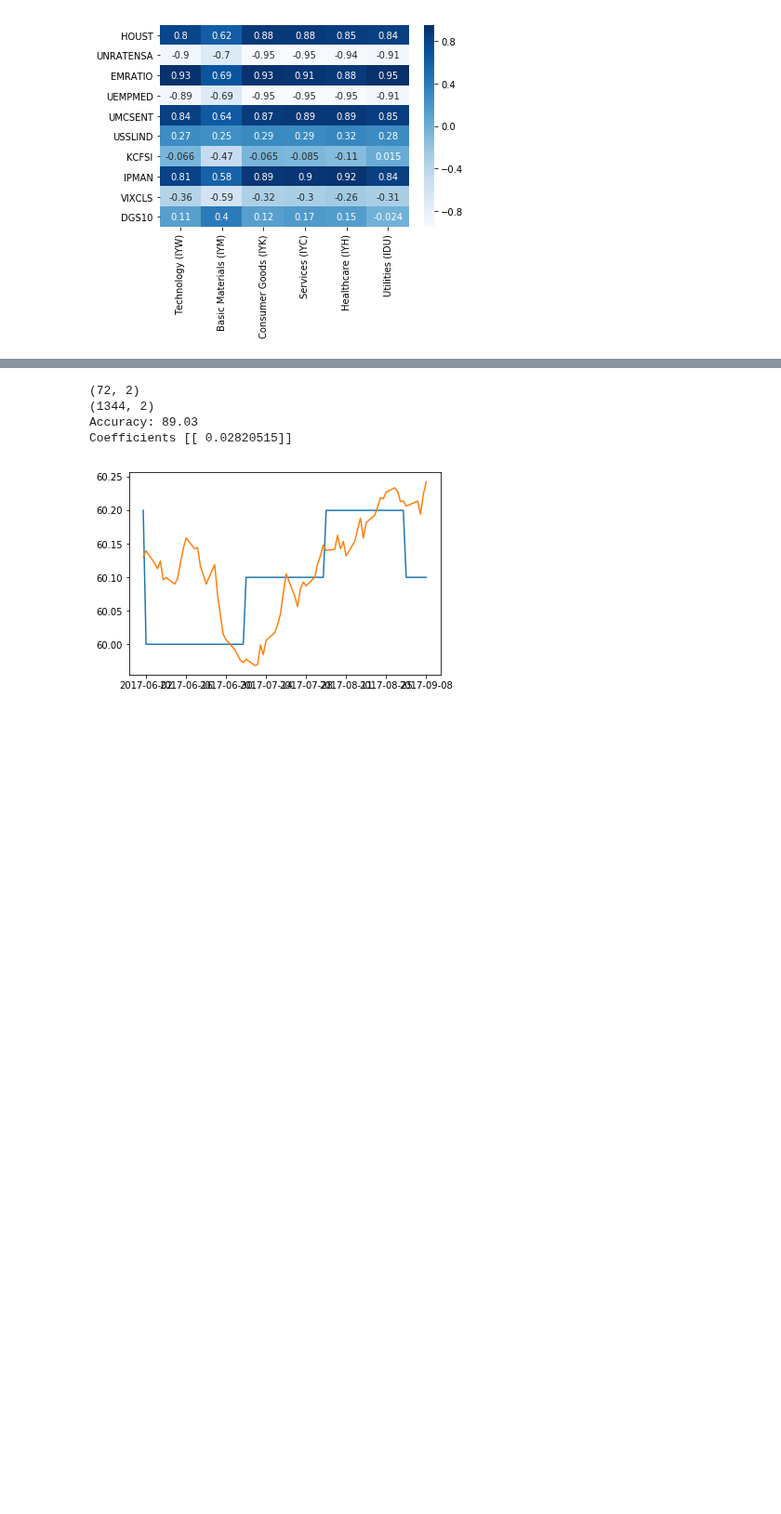
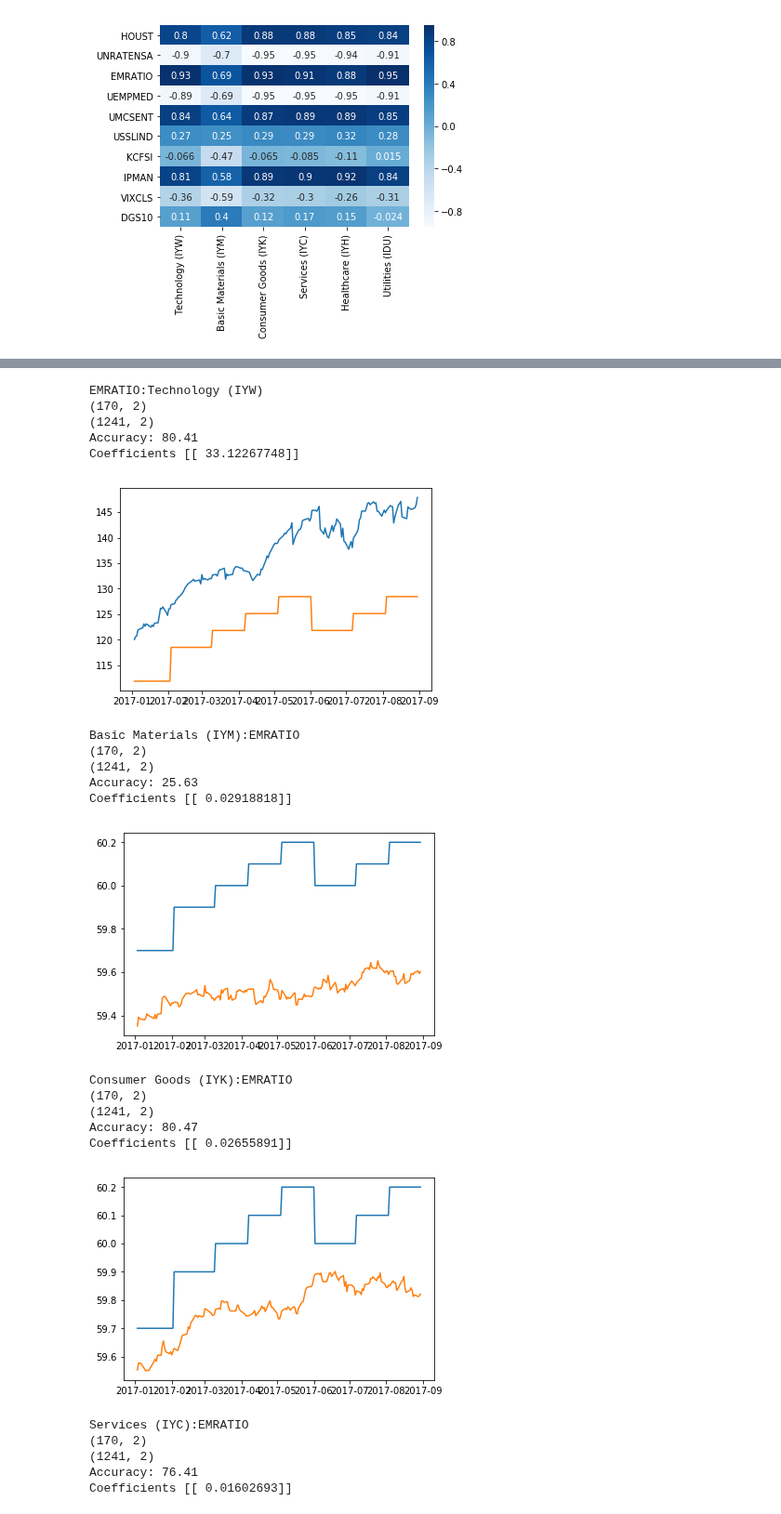
Before and after one commit to kimrharper/data_science_nltk, a Jupyter notebook: stock/stock_predict_final.ipynb, the cells around one changed output, grey strips where cells are left out. Shown at 93% size. Saved outputs shown, nothing was run; the diff lists cells and outputs as text; code cells hidden in the pictures; blank space fills up the shorter version.

Commit message:
fixed return on function

```diff
--- a/stock/stock_predict_final.ipynb
+++ b/stock/stock_predict_final.ipynb
@@ -97,9 +118,8 @@ def linreg_analysis(sec, ind, trainstart, trainstop, teststart,teststop):
     test_data = sec_indic[teststart:teststop][collist]
     test_data.columns = xylist
 
-    #Prints the Shape of a DataFrames after droping
-    print(test_data.shape)
-    print(train_data.shape)
+    #Prints the title of the DataFrame
+    print("{}:{}".format(sec,ind))
 
     #Creation of Linear Model Object
     lm = LinearRegression()
@@ -124,16 +144,46 @@ def linreg_analysis(sec, ind, trainstart, trainstop, teststart,teststop):
     #Estimated prediction of y_test values based on trained model
     test_data['y_predict'] = lm.predict(x_test)
 
-    #graphs test data and predicted data
+    #graphs test data compared to predicted data
     lines = ['y', 'y_predict']
 
     plt.plot(test_data[lines])
     plt.show()
+
+    return y_predict.tolist()
-# %%
-linreg_analysis('Utilities (IDU)','EMRATIO','2010','2017-05-29','2017-06-01','2018-12-30')
-# %% [output]
-(72, 2)
-(1344, 2)
-Accuracy: 89.03
-Coefficients [[ 0.02820515]]
-[figure, removed]
+# %%
+predicted_data = {}
+
+traindate = ['2010','2016-12-29']
+testdate = ['2017-01-01','2017-8-30']
+
+predicted_data['Tech'] = linreg_analysis('EMRATIO','Technology (IYW)',traindate[0],traindate[1],testdate[0],testdate[1])
+predicted_data['Materials'] = linreg_analysis('EMRATIO','Basic Materials (IYM)',traindate[0],traindate[1],testdate[0],testdate[1])
+predicted_data['Consumer'] = linreg_analysis('EMRATIO','Consumer Goods (IYK)',traindate[0],traindate[1],testdate[0],testdate[1])
+predicted_data['Services'] = linreg_analysis('EMRATIO','Services (IYC)',traindate[0],traindate[1],testdate[0],testdate[1])
+predicted_data['Utilities'] = linreg_analysis('EMRATIO','Utilities (IDU)',traindate[0],traindate[1],testdate[0],testdate[1])
+predicted_data['Healthcare'] = linreg_analysis('','IPMAN',traindate[0],traindate[1],testdate[0],testdate[1])
+# %% [output]
+EMRATIO:Technology (IYW)
+(170, 2)
+(1241, 2)
+Accuracy: 80.41
+Coefficients [[ 33.12267748]]
+[figure, added]
+Basic Materials (IYM):EMRATIO
+(170, 2)
+(1241, 2)
+Accuracy: 25.63
+Coefficients [[ 0.02918818]]
+[figure, added]
+Consumer Goods (IYK):EMRATIO
+(170, 2)
+(1241, 2)
+Accuracy: 80.47
+Coefficients [[ 0.02655891]]
+[figure, added]
+Services (IYC):EMRATIO
+(170, 2)
+(1241, 2)
+Accuracy: 76.41
+Coefficients [[ 0.01602693]]
```
Also changed, not shown: parts of 3 cells of this notebook.
